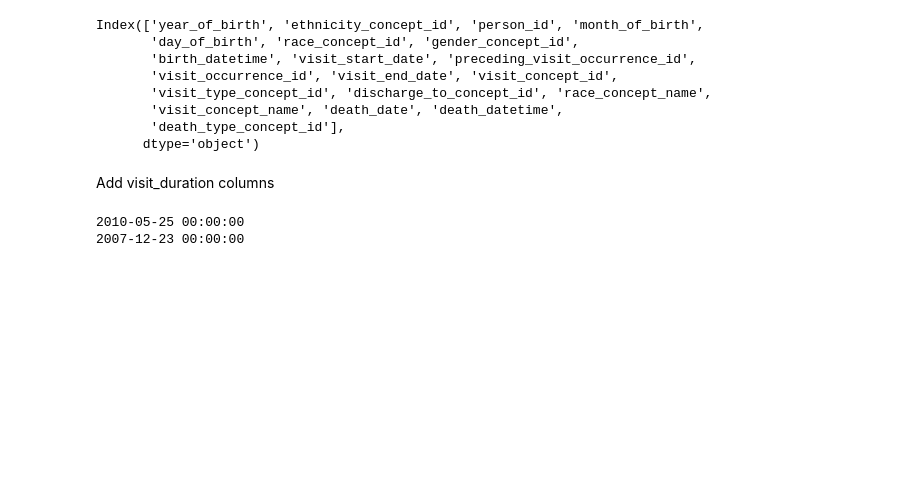
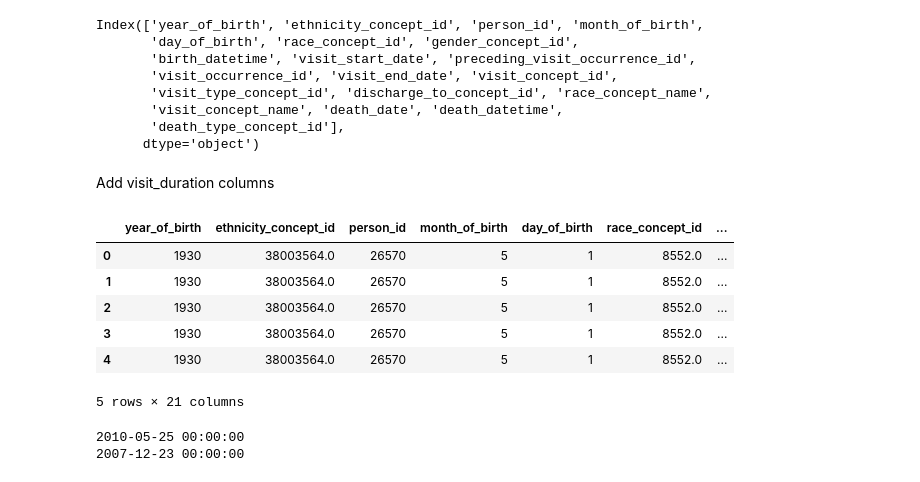
Before and after one commit to romirmoza/omop-cdm-postgresql, a Jupyter notebook: generate_training_data.ipynb, the cells around one changed output. Saved outputs shown, nothing was run; the diff lists cells and outputs as text; code cells hidden in the pictures; blank space fills up the shorter version.

```diff
--- a/generate_training_data.ipynb
+++ b/generate_training_data.ipynb
@@ -9,7 +9,7 @@ warnings.filterwarnings('ignore')
 # %% [markdown]
 Connect to the database and fetch the person_visit_death_with_concepts table
 # %%
-def fetch_data(dbname, user, table):
+def fetch_data(dbname, user, password, table):
     connection = pg.connect('host=localhost dbname='+dbname+' user='+user+' password=\''+password+'\'')
     df = pd.read_sql_query('SELECT * FROM '+ table,con=connection)
     connection.close()
@@ -17,8 +17,9 @@ def fetch_data(dbname, user, table):
 # %%
 dbname = 'commondatamodel'
 user = 'romirmoza'
+password = ''
 table = 'person_visit_death_with_concepts'
-df = fetch_data(dbname, user, table)
+df = fetch_data(dbname, user, password, table)
 # %% [markdown]
 Convert dates to the correct datatype
 # %%
@@ -39,6 +40,18 @@ df[['visit_start_date','visit_end_date', 'death_date']].apply(pd.to_datetime, fo
 Add visit_duration columns
 # %%
 df['visit_duration'] = df['visit_end_date'] - df['visit_start_date']
+# %%
+df['visit_end_date'] = df['visit_end_date'] if not 'NaT' else df['visit_start_date']
+# %%
+df.head()
+# %% [output]
+|  | year_of_birth | ethnicity_concept_id | person_id | month_of_birth | day_of_birth | race_concept_id | ... |
+| 0 | 1930 | 38003564.0 | 26570 | 5 | 1 | 8552.0 | ... |
+| 1 | 1930 | 38003564.0 | 26570 | 5 | 1 | 8552.0 | ... |
+| 2 | 1930 | 38003564.0 | 26570 | 5 | 1 | 8552.0 | ... |
+| 3 | 1930 | 38003564.0 | 26570 | 5 | 1 | 8552.0 | ... |
+| 4 | 1930 | 38003564.0 | 26570 | 5 | 1 | 8552.0 | ... |
+5 rows × 21 columns
 # %%
 max_visit_start_date =  df['visit_start_date'].max()
 min_visit_start_date =  df['visit_start_date'].min()
```
Also changed, not shown: parts of 49 cells of this notebook.
